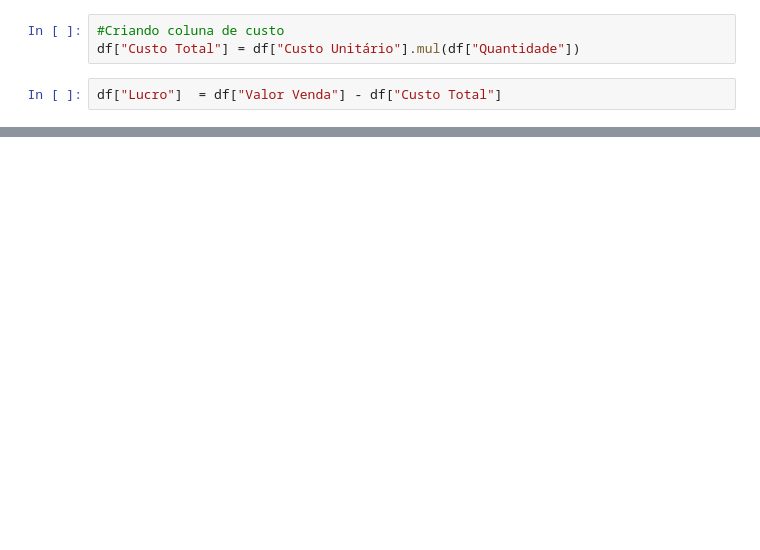
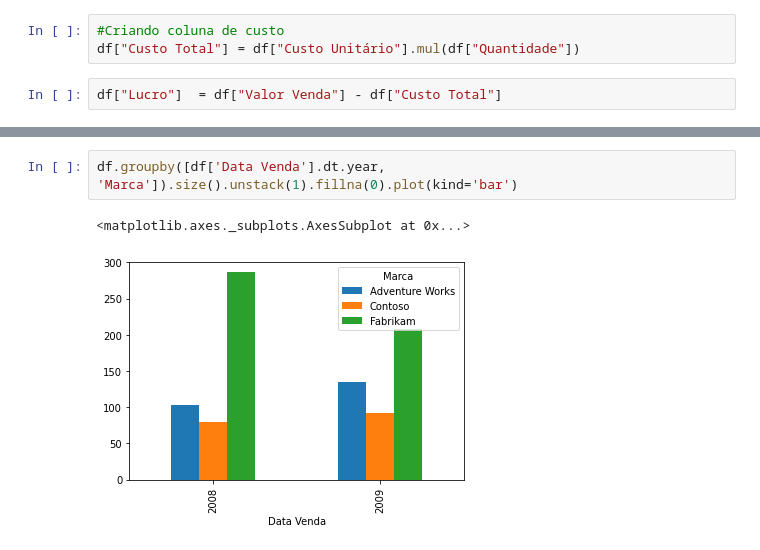
Before and after one commit to anabred/DesafioDSPythonPandas, a Jupyter notebook: Meu_Projeto.ipynb, the cells around one changed output, grey strips where cells are left out. Drawn from its saved outputs; the diff is of its cells as text; blank space fills up the shorter version.

```diff
--- a/Meu_Projeto.ipynb
+++ b/Meu_Projeto.ipynb
@@ -51,0 +78,5 @@ plt.show()
+# %%
+df.groupby([df['Data Venda'].dt.year, 'Marca']).size().unstack(1).fillna(0).plot(kind='bar')
+# %% [output]
+<matplotlib.axes._subplots.AxesSubplot at 0x...>
+[figure, added]
```
Also changed, not shown: parts of 7 cells of this notebook.
